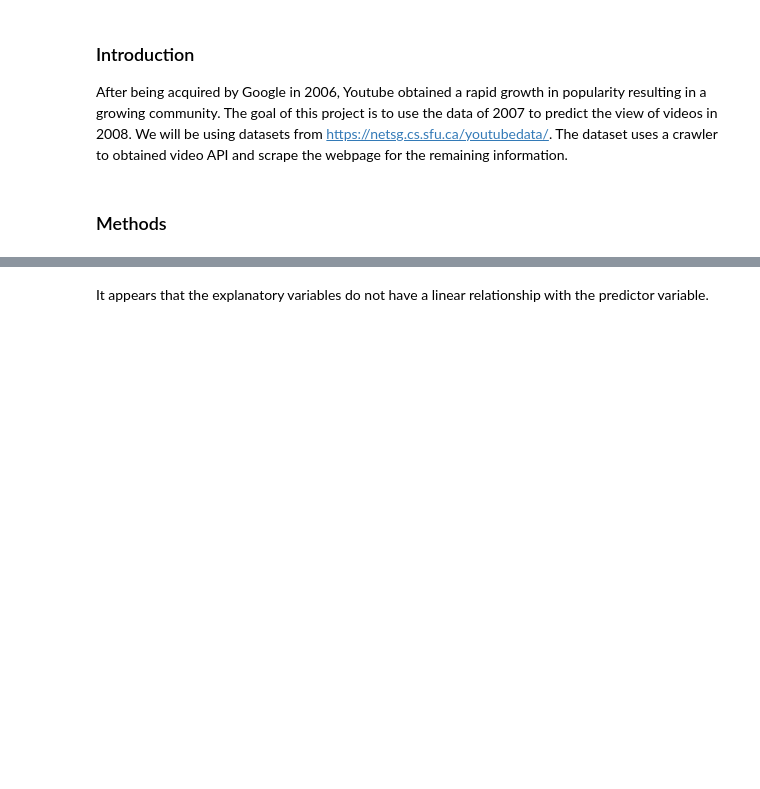
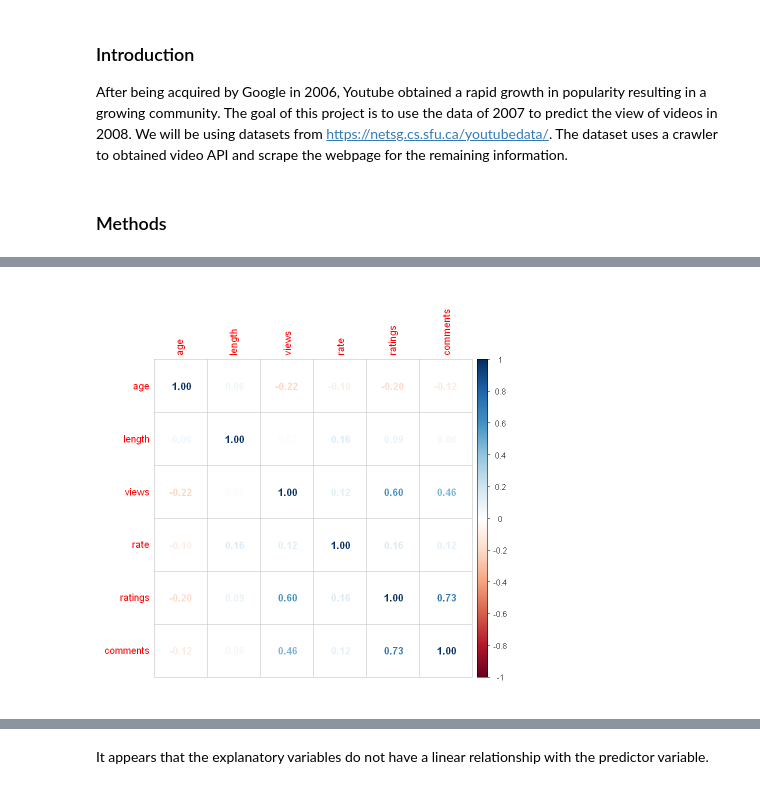
Before and after one commit to DSCI-310-2023/dsci-310-group-13, a Jupyter notebook: analysis.ipynb, the cells around one changed output, grey strips where cells are left out. Cells and saved outputs as stored; diff of their text form; code cells hidden in the pictures; blank space fills up the shorter version.

```diff
--- a/analysis.ipynb
+++ b/analysis.ipynb
@@ -134,0 +84,6 @@ plot(data2007$comments,data2007$views, ylab = 'Views', xlab = 'Comments', main =
+# %%
+# Correlation plot
+corrvar <- data2007|> select(-c(2))|> cor()
+corrplot(corrvar, method = 'number')
+# %% [output]
+[figure, added]
```
Also changed, not shown: parts of 14 cells of this notebook.
